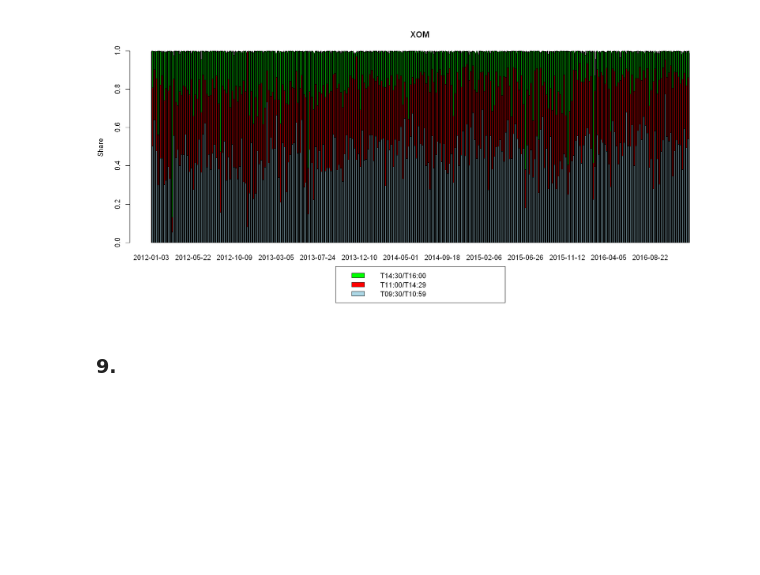
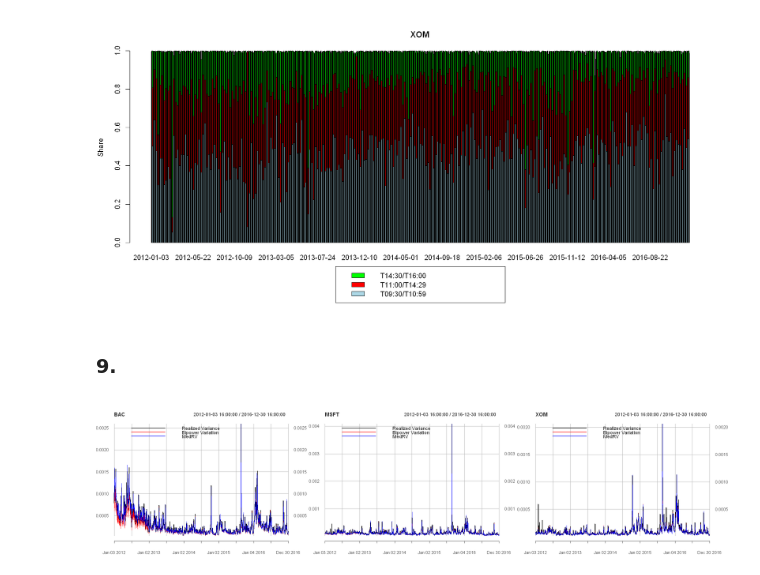
Before and after one commit to JanK0095/Financial-Econometrics-Course-Projects, a Jupyter notebook: HW3/FE1_HW3_Kubal_Mattanelli.ipynb, the cells around one changed output. Drawn from its saved outputs; the diff is of its cells as text; code cells hidden in the pictures; blank space fills up the shorter version.

```diff
--- a/HW3/FE1_HW3_Kubal_Mattanelli.ipynb
+++ b/HW3/FE1_HW3_Kubal_Mattanelli.ipynb
@@ -700,3 +702,22 @@ bpv <- vector("list", 3)
 for (i in 1:3) {
     bpv[[i]] <- rBPCov(hw3_data_restricted[[i]], makeReturns = T)
 }
+# %%
+#Calculating MedRV from prices
+medrv <- vector("list", 3)
+for (i in 1:3) {
+    medrv[[i]] <- rMedRVar(hw3_data_restricted[[i]], makeReturns = T)
+}
+# %%
+#Plotting the comparison of RV, BPV, MedRv
+options(repr.plot.width = 20, repr.plot.height = 5)
+par(mfrow = c(1, 3))
+for (i in 1:3) { #Looping through the tickers
+    plot_holder <- plot(real_var_from_prices[[i]], main = stock_names[i])
+    plot_holder <- lines(bpv[[i]], col = "red")
+    plot_holder <- lines(medrv[[i]], col = "blue")
+    plot_holder <- addLegend("topleft", on = 1, legend.names = c("Realized Variance", "Bipower Variation", "MedRV"), col = c("black", "red", "blue"), lty = 1, bty = "n", lwd = 2)
+    print(plot_holder)
+}
+# %% [output]
+[figure, added]
```
Also changed, not shown: parts of 14 cells of this notebook.
